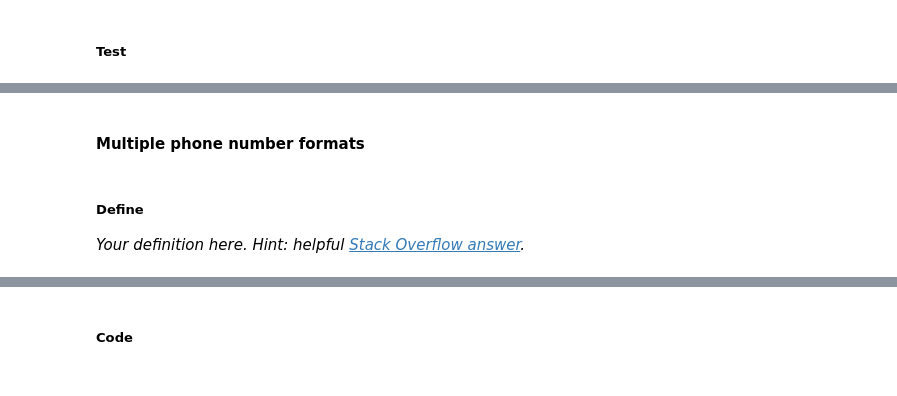
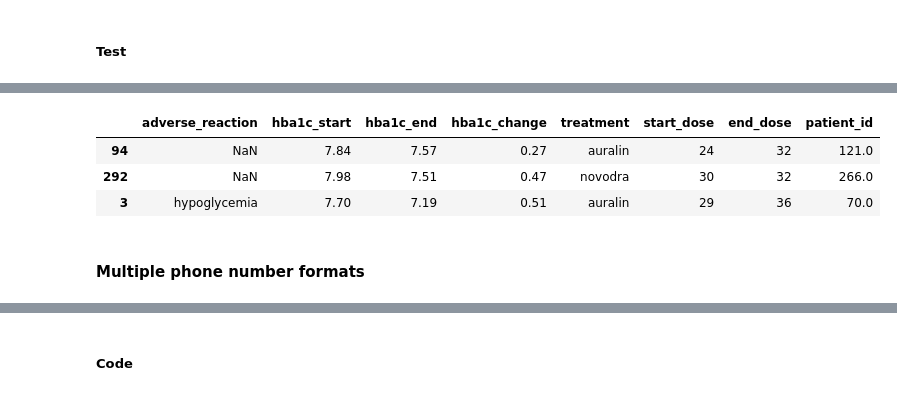
Before and after one commit to nare0317/Udacity_Data-Analyst-Nanodegree, a Jupyter notebook: 4. Data Wrangling/04 - Cleaning Data/12 - Cleaning Student.ipynb, the cells around one changed output, grey strips where cells are left out. Cells and saved outputs as stored; diff of their text form; code cells hidden in the pictures.

```diff
--- a/4. Data Wrangling/04 - Cleaning Data/12 - Cleaning Student.ipynb
+++ b/4. Data Wrangling/04 - Cleaning Data/12 - Cleaning Student.ipynb
@@ -690,2 +831,6 @@ dtype: object
+# %%
+# Object to Int
+treatments_clean.start_dose = treatments_clean.start_dose.astype('int64')
+treatments_clean.end_dose = treatments_clean.end_dose.astype('int64')
 # %% [markdown]
 ##### Test
@@ -694,5 +881,9 @@ dtype: object
+# %%
+treatments_clean.sample(3)
+# %% [output]
+|  | adverse_reaction | hba1c_start | hba1c_end | hba1c_change | treatment | start_dose | end_dose | patient_id |
+| 94 | NaN | 7.84 | 7.57 | 0.27 | auralin | 24 | 32 | 121.0 |
+| 292 | NaN | 7.98 | 7.51 | 0.47 | novodra | 30 | 32 | 266.0 |
+| 3 | hypoglycemia | 7.70 | 7.19 | 0.51 | auralin | 29 | 36 | 70.0 |
 # %% [markdown]
 #### Multiple phone number formats
-# %% [markdown]
-##### Define
-*Your definition here. Hint: helpful [Stack Overflow answer](https://stackoverflow.com/a/123681).*
```
Also changed, not shown: parts of 70 cells of this notebook.
